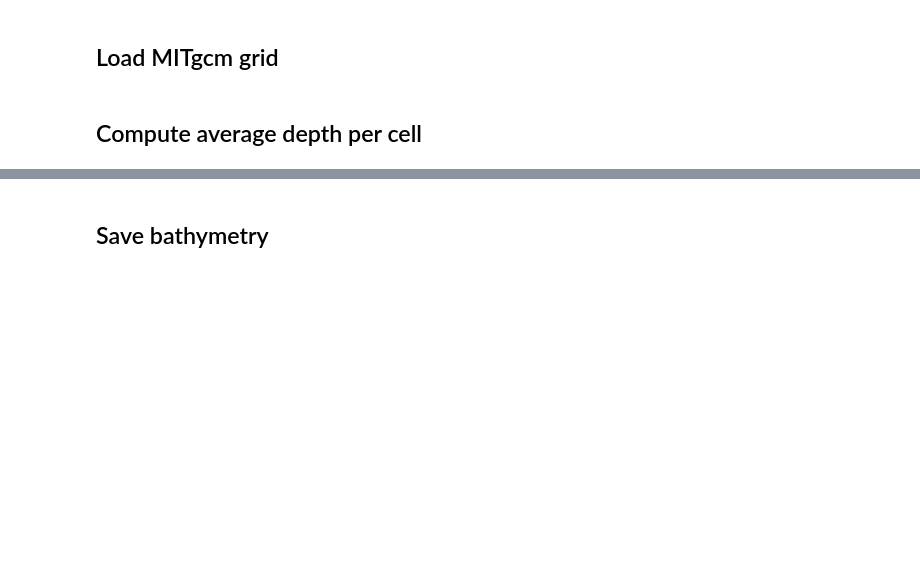
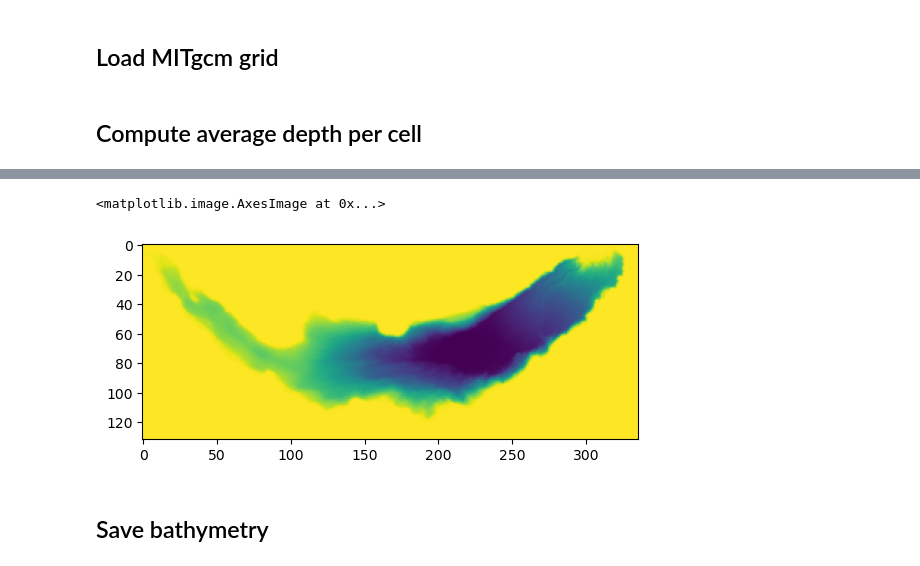
Before and after one commit to leroquan/preprocessing-mitgcm, a Jupyter notebook: grid_and_bathy/create_bathy.ipynb, the cells around one changed output, grey strips where cells are left out. Drawn from its saved outputs; the diff is of its cells as text; code cells hidden in the pictures; blank space fills up the shorter version.

```diff
--- a/grid_and_bathy/create_bathy.ipynb
+++ b/grid_and_bathy/create_bathy.ipynb
@@ -48,6 +48,11 @@ Name: avg_depth, dtype: float64
 # %%
 grid["avg_depth"] = grid["avg_depth"].fillna(2)
 depth_array = grid["avg_depth"].to_numpy().reshape(x.shape)
+# %%
+plt.imshow(depth_array)
+# %% [output]
+<matplotlib.image.AxesImage at 0x...>
+[figure, added]
 # %% [markdown]
 ## Save bathymetry
 # %%
```
Also changed, not shown: parts of 3 cells of this notebook, 1 other file.
